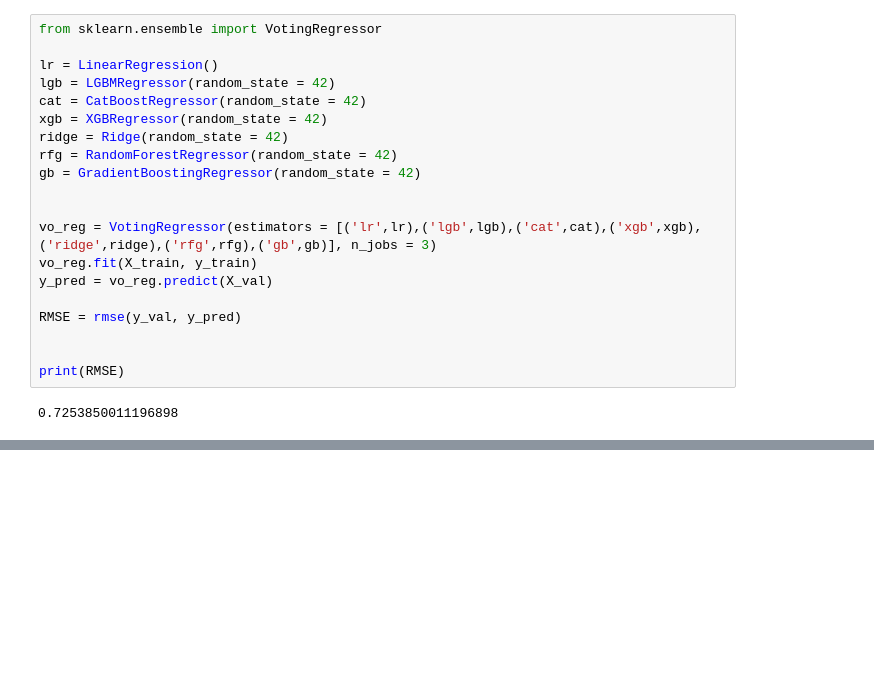
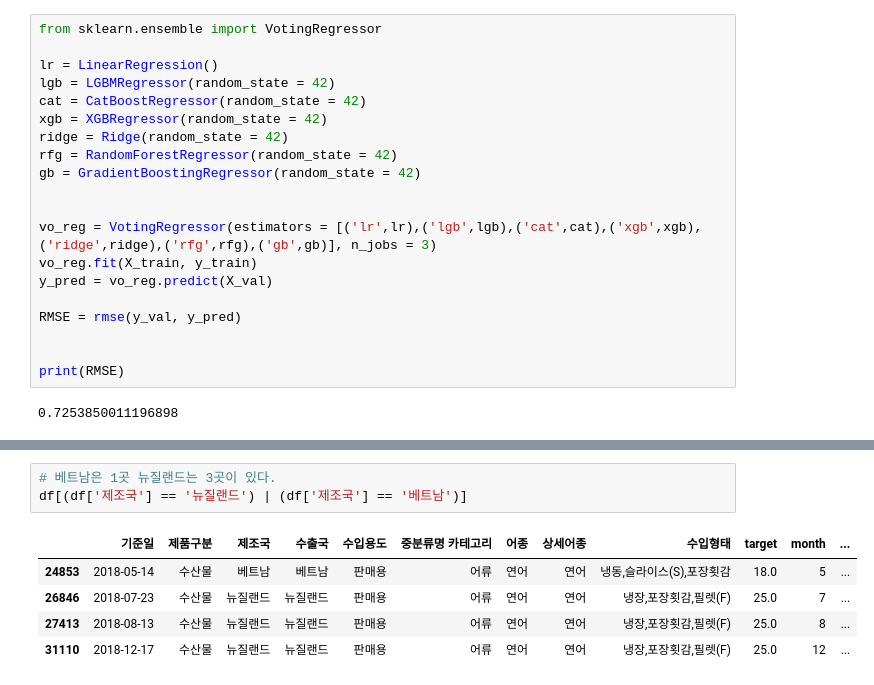
Before and after one commit to qkrwjdduf159/BigContest, a Jupyter notebook: 연어.ipynb, the cells around one changed output, grey strips where cells are left out. Cells and saved outputs as stored; diff of their text form; blank space fills up the shorter version.

```diff
--- a/연어.ipynb
+++ b/연어.ipynb
@@ -406,0 +446,9 @@ Text(0.5, 0, 'Xgboost Feature Importance')
+# %%
+# 베트남은 1곳 뉴질랜드는 3곳이 있다.
+df[(df['제조국'] == '뉴질랜드') | (df['제조국'] == '베트남')]
+# %% [output]
+|  | 기준일 | 제품구분 | 제조국 | 수출국 | 수입용도 | 중분류명 카테고리 | 어종 | 상세어종 | 수입형태 | target | month | ... |
+| 24853 | 2018-05-14 | 수산물 | 베트남 | 베트남 | 판매용 | 어류 | 연어 | 연어 | 냉동,슬라이스(S),포장횟감 | 18.0 | 5 | ... |
+| 26846 | 2018-07-23 | 수산물 | 뉴질랜드 | 뉴질랜드 | 판매용 | 어류 | 연어 | 연어 | 냉장,포장횟감,필렛(F) | 25.0 | 7 | ... |
+| 27413 | 2018-08-13 | 수산물 | 뉴질랜드 | 뉴질랜드 | 판매용 | 어류 | 연어 | 연어 | 냉장,포장횟감,필렛(F) | 25.0 | 8 | ... |
+| 31110 | 2018-12-17 | 수산물 | 뉴질랜드 | 뉴질랜드 | 판매용 | 어류 | 연어 | 연어 | 냉장,포장횟감,필렛(F) | 25.0 | 12 | ... |
```
Also changed, not shown: parts of 16 cells of this notebook.
